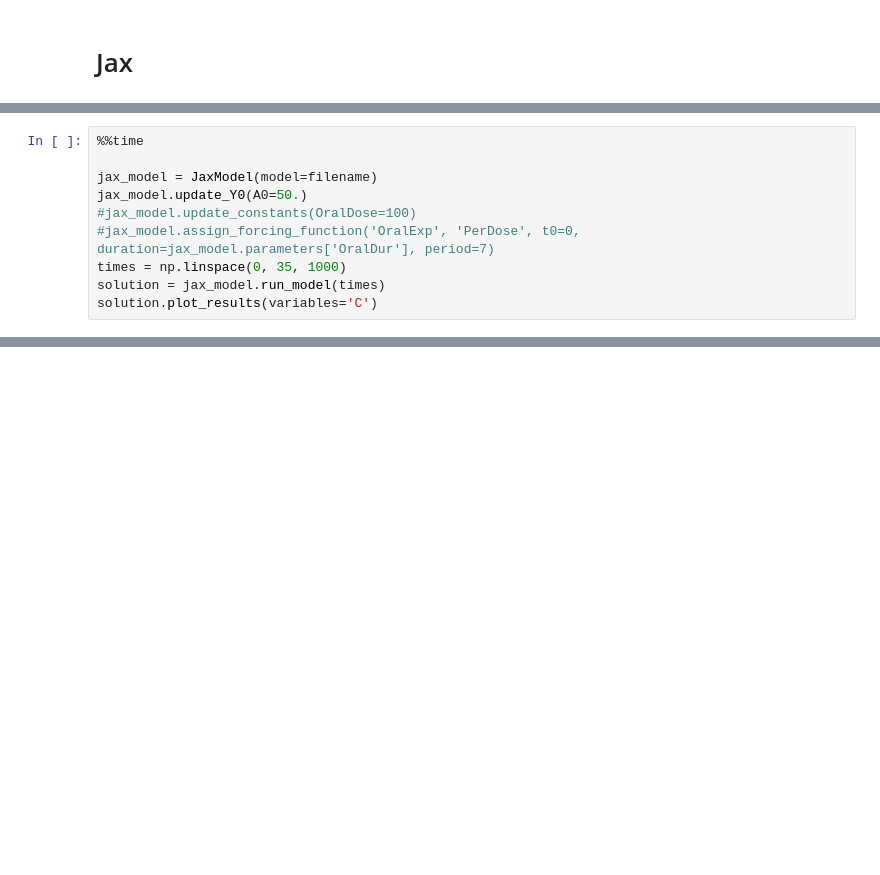
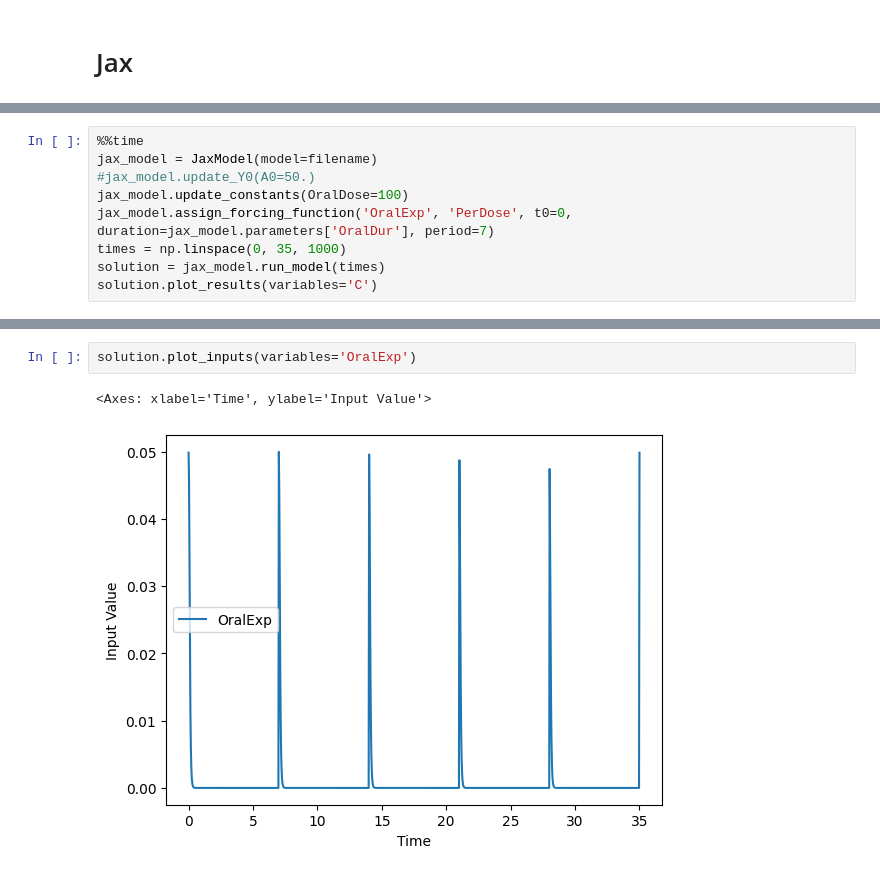
Before and after one commit to USEPA/PyMCSimMod, a Jupyter notebook: docs/notebooks/pk_dosing.ipynb, the cells around one changed output, grey strips where cells are left out. Drawn from its saved outputs; the diff is of its cells as text; blank space fills up the shorter version.

```diff
--- a/docs/notebooks/pk_dosing.ipynb
+++ b/docs/notebooks/pk_dosing.ipynb
@@ -38,10 +63,9 @@ WARNING: No t_error rule is defined
 # %%
 %%time
-
 jax_model = JaxModel(model=filename)
-jax_model.update_Y0(A0=50.)
-#jax_model.update_constants(OralDose=100)
-#jax_model.assign_forcing_function('OralExp', 'PerDose', t0=0, duration=jax_model.parameters['OralDur'], period=7)
+#jax_model.update_Y0(A0=50.)
+jax_model.update_constants(OralDose=100)
+jax_model.assign_forcing_function('OralExp', 'PerDose', t0=0, duration=jax_model.parameters['OralDur'], period=7)
 times = np.linspace(0, 35, 1000)
 solution = jax_model.run_model(times)
 solution.plot_results(variables='C')
@@ -70,0 +78,5 @@ Wall time: 900 ms
+# %%
+solution.plot_inputs(variables='OralExp')
+# %% [output]
+<Axes: xlabel='Time', ylabel='Input Value'>
+[figure, added]
```
Also changed, not shown: parts of 12 cells of this notebook.
